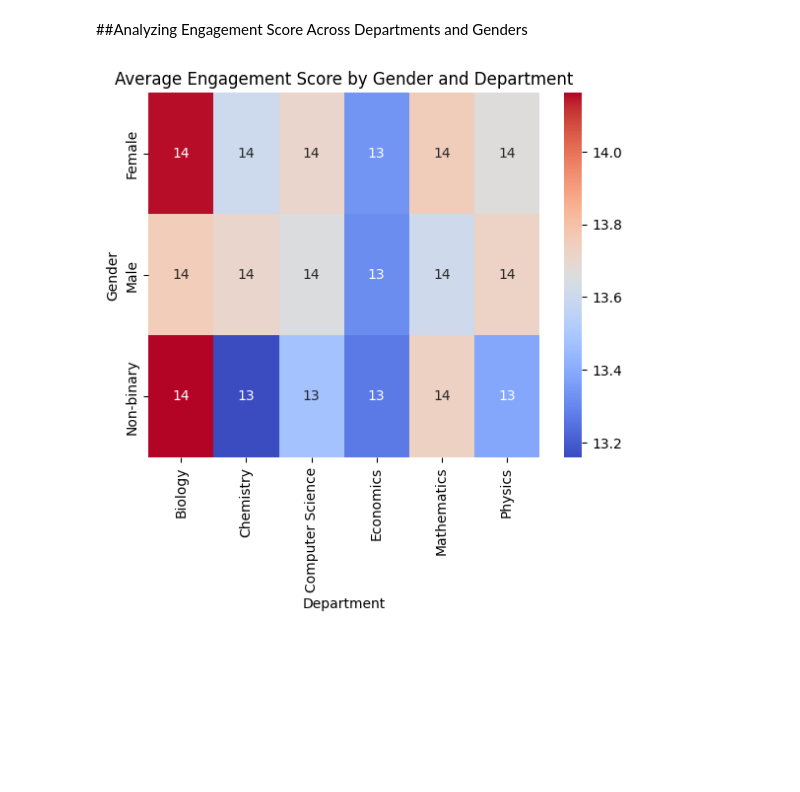
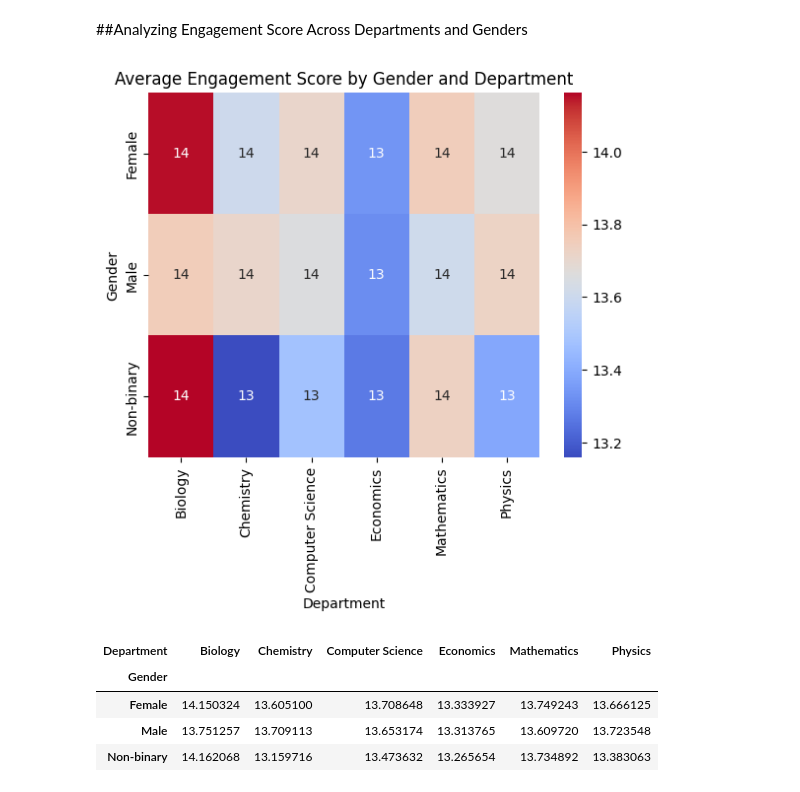
Before and after one commit to sanjana514/Statistical_Analysis, a Jupyter notebook: Assignment_01(2022_2_60_036).ipynb, the cells around one changed output. Cells and saved outputs as stored; diff of their text form; code cells hidden in the pictures; blank space fills up the shorter version.

```diff
--- a/Assignment_01(2022_2_60_036).ipynb
+++ b/Assignment_01(2022_2_60_036).ipynb
@@ -413,10 +396,16 @@ plt.show()
 # %%
 # Groupby analysis of Engagement Score by Gender and Department
 engagement_by_gender_dept = df.groupby(['Gender', 'Department'])['Engagement_Score'].mean().unstack()
 
 # Visualize the Engagement Score using a heatmap
 sns.heatmap(engagement_by_gender_dept, annot=True, cmap='coolwarm')
 plt.title('Average Engagement Score by Gender and Department')
 plt.show()
+engagement_by_gender_dept
 # %% [output]
 [figure]
+| Department | Biology | Chemistry | Computer Science | Economics | Mathematics | Physics |
+| Gender |  |  |  |  |  |  |
+| Female | 14.150324 | 13.605100 | 13.708648 | 13.333927 | 13.749243 | 13.666125 |
+| Male | 13.751257 | 13.709113 | 13.653174 | 13.313765 | 13.609720 | 13.723548 |
+| Non-binary | 14.162068 | 13.159716 | 13.473632 | 13.265654 | 13.734892 | 13.383063 |
```
Also changed, not shown: parts of 6 cells of this notebook.
